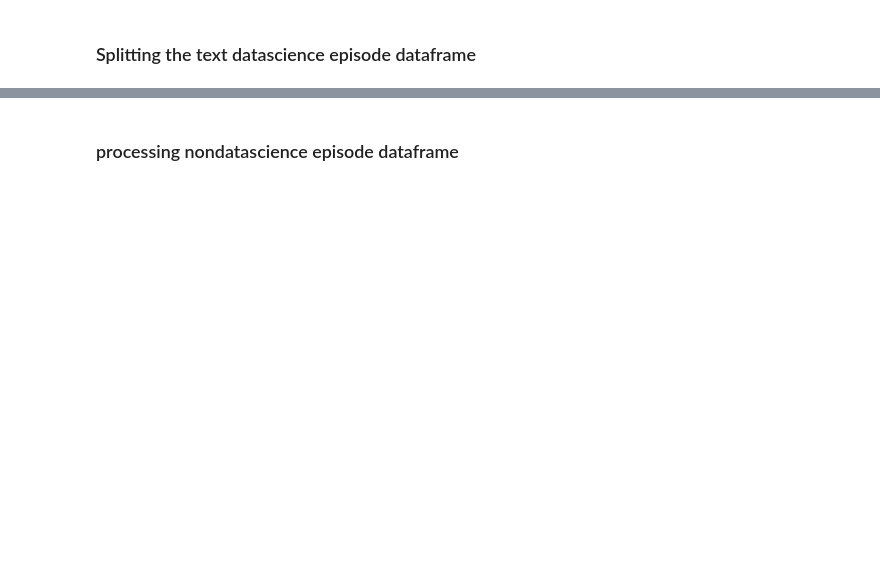
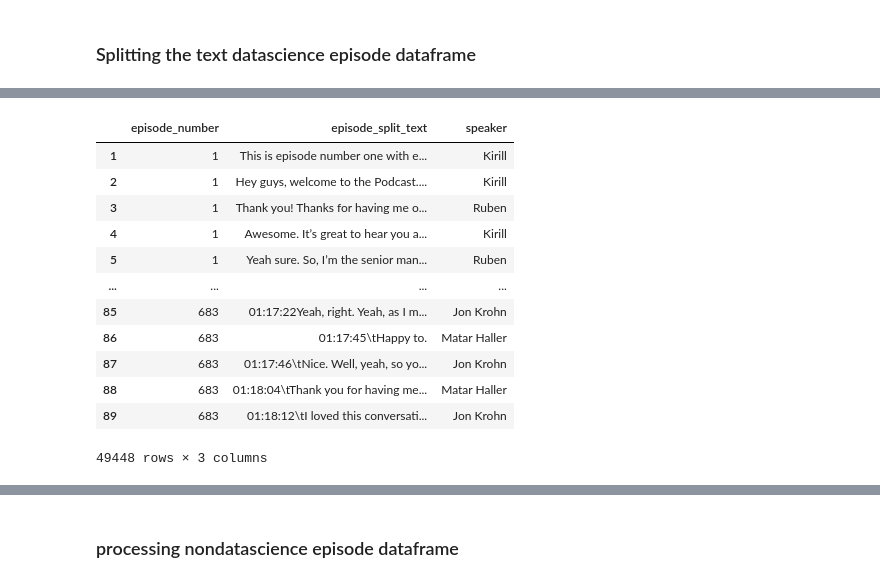
Before and after one commit to ashamaheshwari/SDS_podcast_analysis, a Jupyter notebook: notebooks/5. SDS_Text_Cleaning_2.ipynb, the cells around one changed output, grey strips where cells are left out. Cells and saved outputs as stored; diff of their text form; code cells hidden in the pictures; blank space fills up the shorter version.

```diff
--- a/notebooks/5. SDS_Text_Cleaning_2.ipynb
+++ b/notebooks/5. SDS_Text_Cleaning_2.ipynb
@@ -443,2 +527,18 @@ sds_ds_text.info()
+# %%
+sds_ds_text
+# %% [output]
+|  | episode_number | episode_split_text | speaker |
+| 1 | 1 | This is episode number one with e... | Kirill |
+| 2 | 1 | Hey guys, welcome to the Podcast.... | Kirill |
+| 3 | 1 | Thank you! Thanks for having me o... | Ruben |
+| 4 | 1 | Awesome. It’s great to hear you a... | Kirill |
+| 5 | 1 | Yeah sure. So, I’m the senior man... | Ruben |
+| ... | ... | ... | ... |
+| 85 | 683 | 01:17:22Yeah, right. Yeah, as I m... | Jon Krohn |
+| 86 | 683 | 01:17:45\tHappy to. | Matar Haller |
+| 87 | 683 | 01:17:46\tNice. Well, yeah, so yo... | Jon Krohn |
+| 88 | 683 | 01:18:04\tThank you for having me... | Matar Haller |
+| 89 | 683 | 01:18:12\tI loved this conversati... | Jon Krohn |
+49448 rows × 3 columns
 # %%
 sds_ds_text['episode_number'] = sds_ds_text['episode_number'].astype('int')
```
Also changed, not shown: parts of 46 cells of this notebook, 2 other files.
